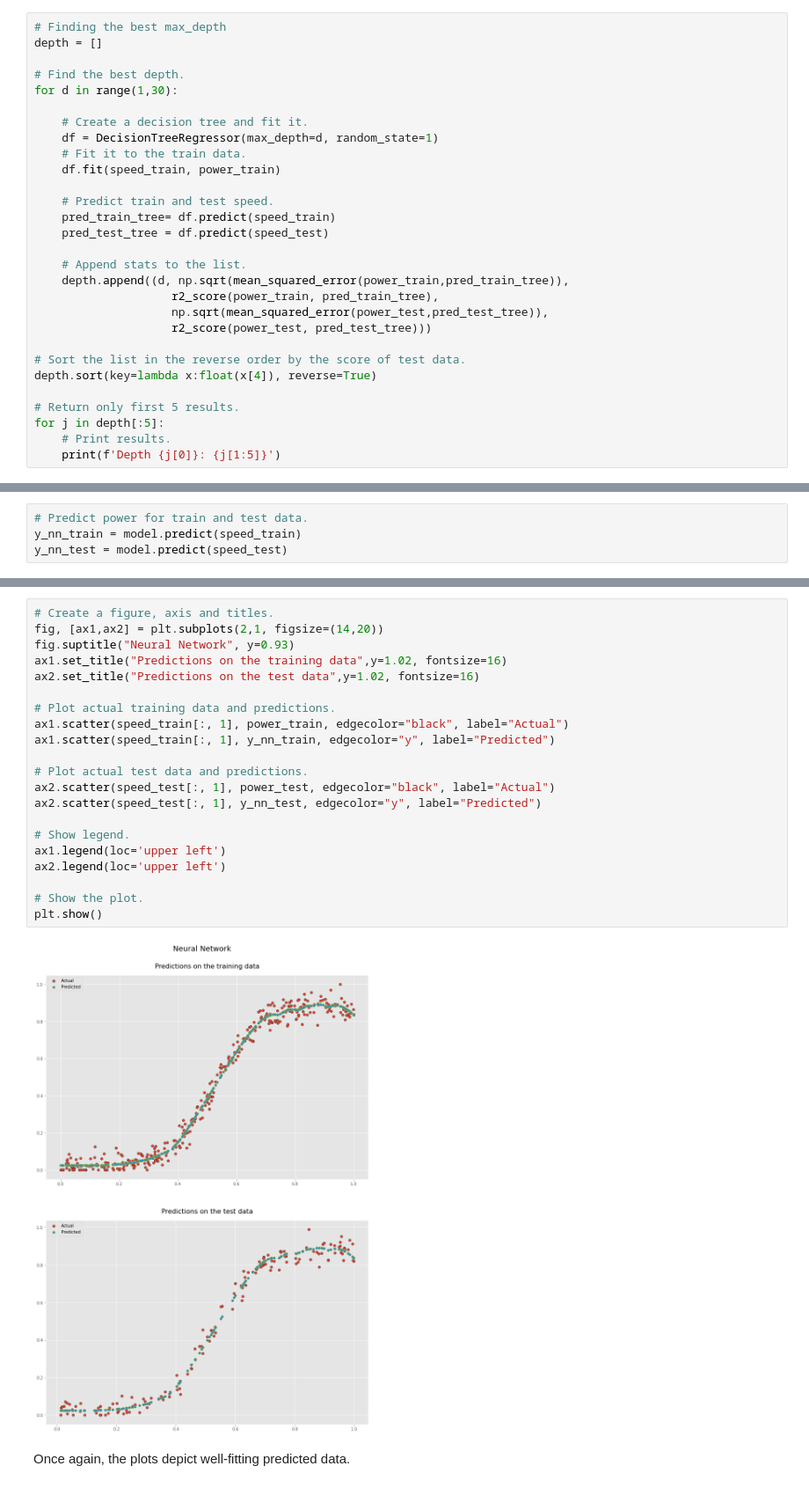
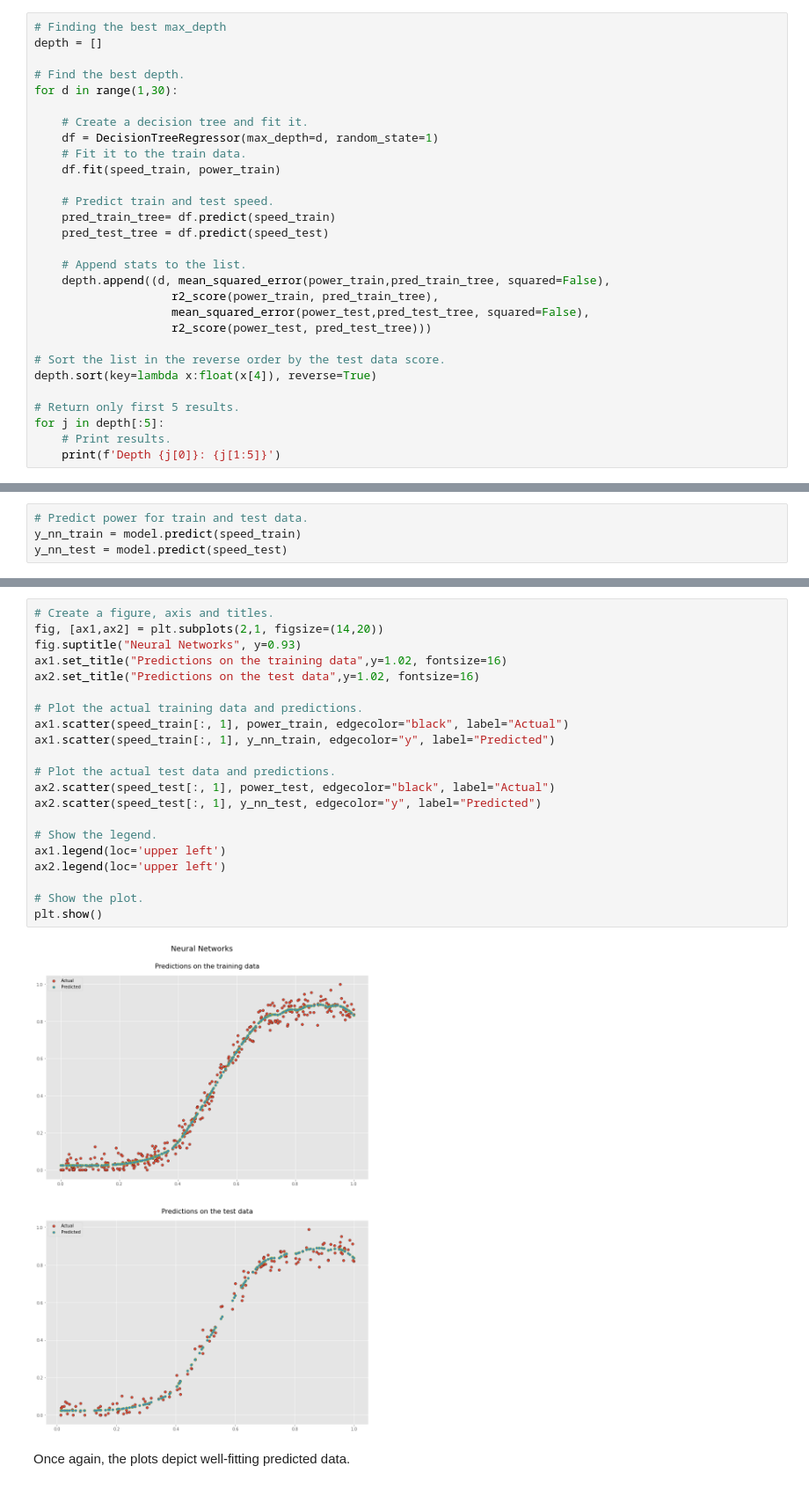
Before and after one commit to olgarozhdestvina/Machine-Learning-and-Statistics-Project, a Jupyter notebook: Power_production_model.ipynb, the cells around one changed output, grey strips where cells are left out. Shown at 88% size. Cells and saved outputs as stored; diff of their text form.

Commit message:
Adjusted markdown and added a conclusion. Created a reqirements file. Added an image and project features to README.

```diff
--- a/Power_production_model.ipynb
+++ b/Power_production_model.ipynb
@@ -413,12 +413,12 @@ for d in range(1,30):
     pred_test_tree = df.predict(speed_test)
 
     # Append stats to the list.
-    depth.append((d, np.sqrt(mean_squared_error(power_train,pred_train_tree)),
+    depth.append((d, mean_squared_error(power_train,pred_train_tree, squared=False),
                     r2_score(power_train, pred_train_tree),
-                    np.sqrt(mean_squared_error(power_test,pred_test_tree)),
+                    mean_squared_error(power_test,pred_test_tree, squared=False),
                     r2_score(power_test, pred_test_tree)))
 
-# Sort the list in the reverse order by the score of test data.
+# Sort the list in the reverse order by the test data score.
 depth.sort(key=lambda x:float(x[4]), reverse=True)
 
 # Return only first 5 results.
@@ -597,26 +597,26 @@ The above shows results somewhat between the previous two models. The model also
 # %%
 # Create a figure, axis and titles.
 fig, [ax1,ax2] = plt.subplots(2,1, figsize=(14,20))
-fig.suptitle("Neural Network", y=0.93)
+fig.suptitle("Neural Networks", y=0.93)
 ax1.set_title("Predictions on the training data",y=1.02, fontsize=16)
 ax2.set_title("Predictions on the test data",y=1.02, fontsize=16)
 
-# Plot actual training data and predictions.
+# Plot the actual training data and predictions.
 ax1.scatter(speed_train[:, 1], power_train, edgecolor="black", label="Actual")
 ax1.scatter(speed_train[:, 1], y_nn_train, edgecolor="y", label="Predicted")
 
-# Plot actual test data and predictions.
+# Plot the actual test data and predictions.
 ax2.scatter(speed_test[:, 1], power_test, edgecolor="black", label="Actual")
 ax2.scatter(speed_test[:, 1], y_nn_test, edgecolor="y", label="Predicted")
 
-# Show legend.
+# Show the legend.
 ax1.legend(loc='upper left')
 ax2.legend(loc='upper left')
 
 # Show the plot.
 plt.show()
 # %% [output]
-[figure, old version]
+[figure, new version]
 # %% [markdown]
 Once again, the plots depict well-fitting predicted data.
 # %% [markdown]
```
Also changed, not shown: parts of 31 cells of this notebook, 2 other files.
